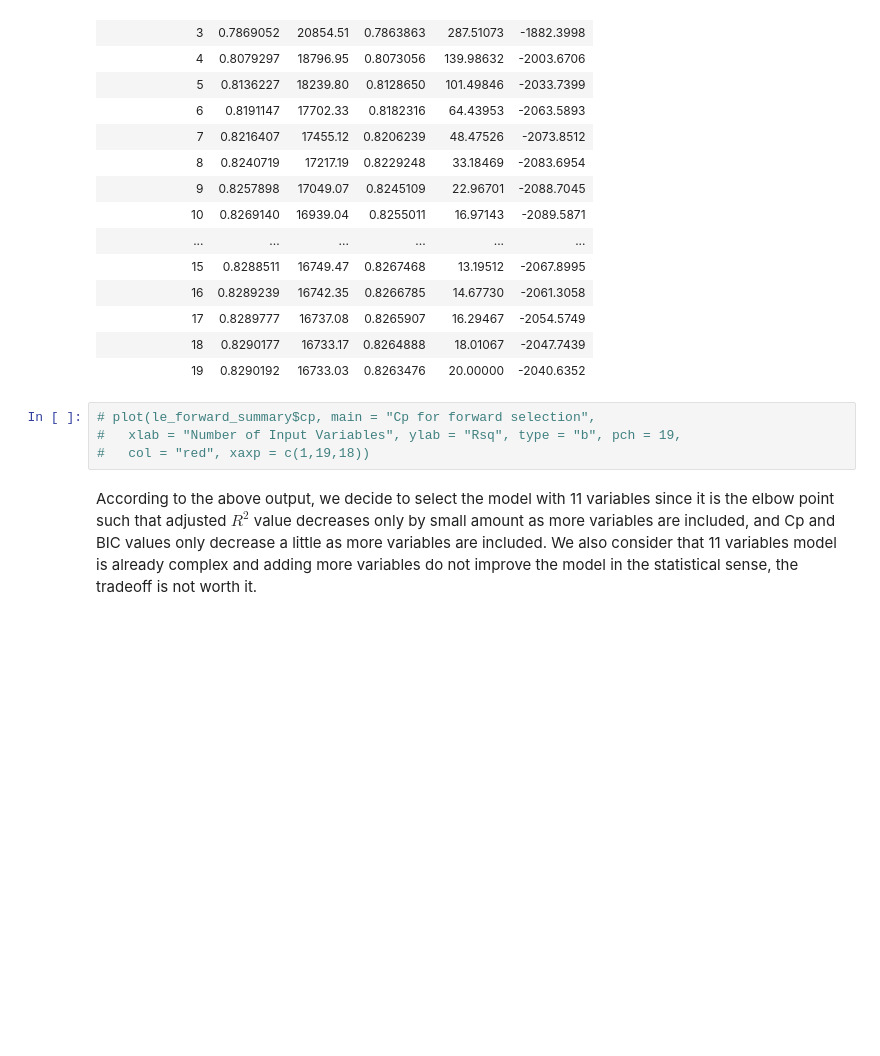
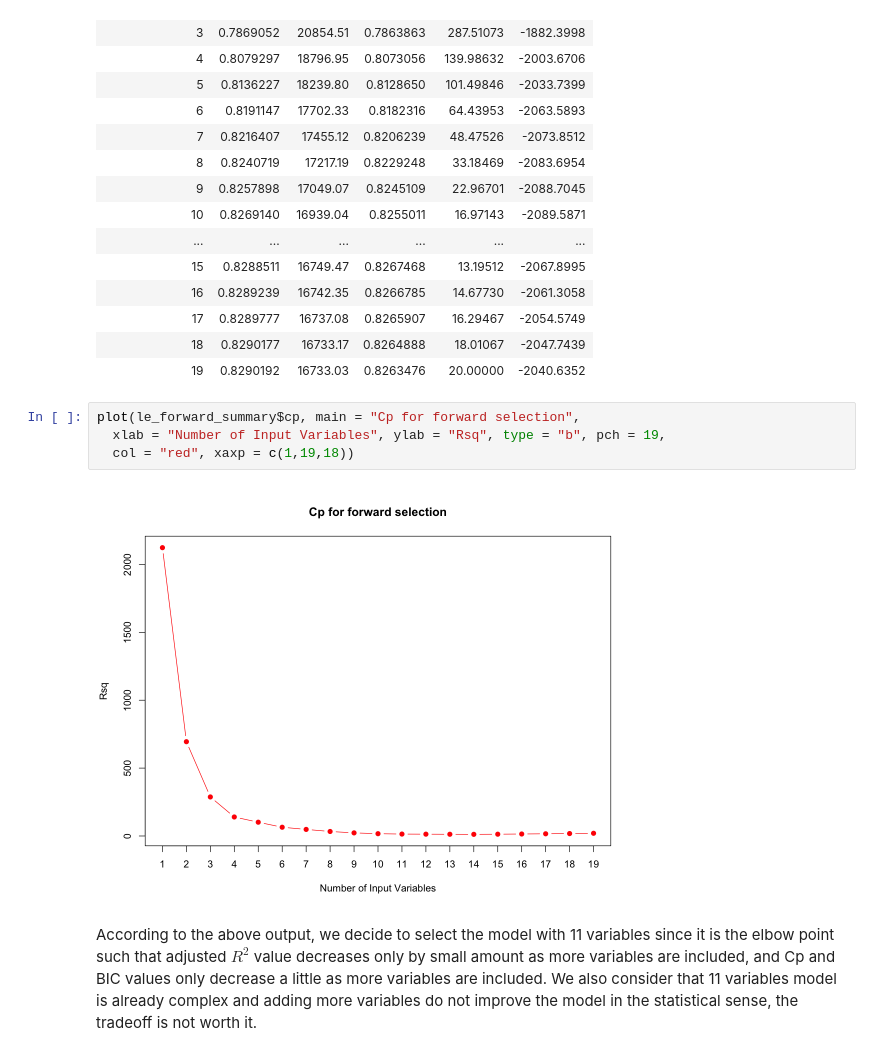
Before and after one commit to fionawang-yf/STAT301-LifeExpectancy, a Jupyter notebook: STAT301-Group1-Report.ipynb, the cells around one changed output. Saved outputs shown, nothing was run; the diff lists cells and outputs as text; blank space fills up the shorter version.

```diff
--- a/STAT301-Group1-Report.ipynb
+++ b/STAT301-Group1-Report.ipynb
@@ -462,8 +466,10 @@ A tibble: 19 × 6
 | 18 | 0.8290177 | 16733.17 | 0.8264888 | 18.01067 | -2047.7439 |
 | 19 | 0.8290192 | 16733.03 | 0.8263476 | 20.00000 | -2040.6352 |
 # %%
-# plot(le_forward_summary$cp, main = "Cp for forward selection",
-#   xlab = "Number of Input Variables", ylab = "Rsq", type = "b", pch = 19,
-#   col = "red", xaxp = c(1,19,18))
+plot(le_forward_summary$cp, main = "Cp for forward selection",
+  xlab = "Number of Input Variables", ylab = "Rsq", type = "b", pch = 19,
+  col = "red", xaxp = c(1,19,18))
+# %% [output]
+[figure, added]
 # %% [markdown]
 According to the above output, we decide to select the model with 11 variables since it is the elbow point such that adjusted $R^2$ value decreases only by small amount as more variables are included, and Cp and BIC values only decrease a little as more variables are included. We also consider that 11 variables model is already complex and adding more variables do not improve the model in the statistical sense, the tradeoff is not worth it.
```
Also changed, not shown: parts of 69 cells of this notebook.
